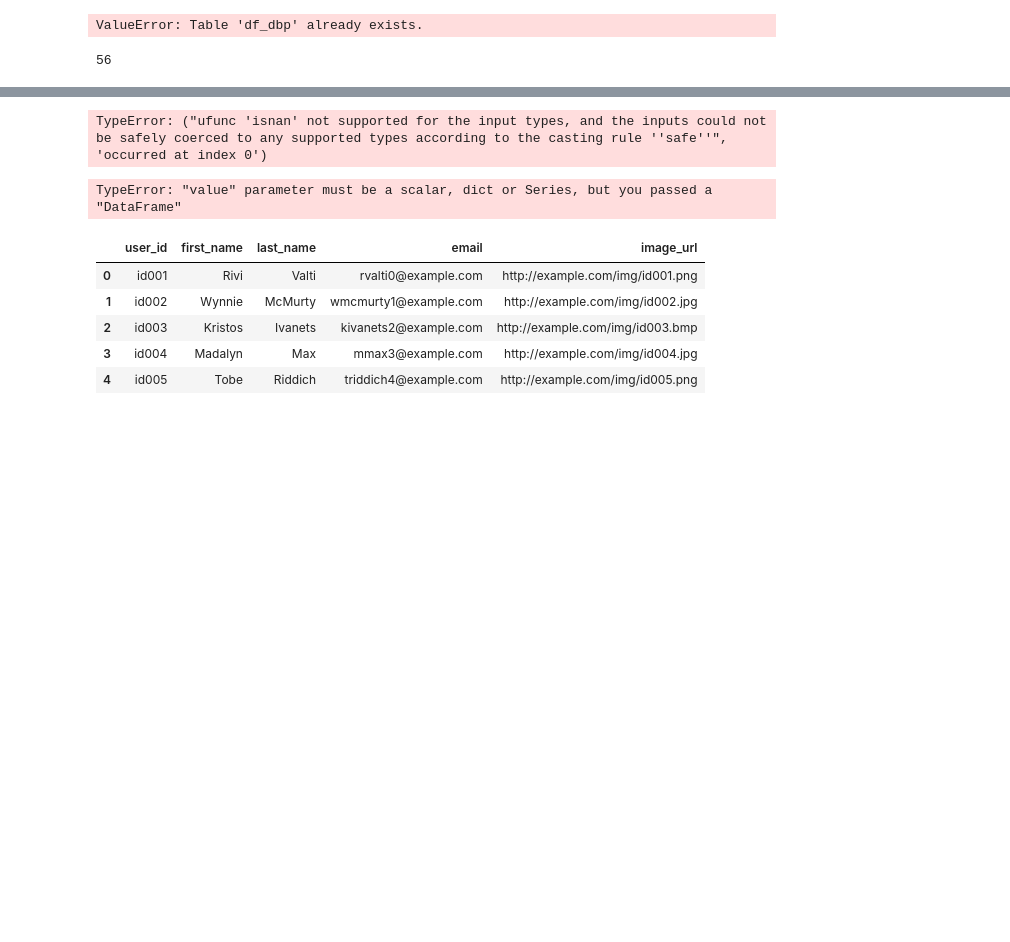
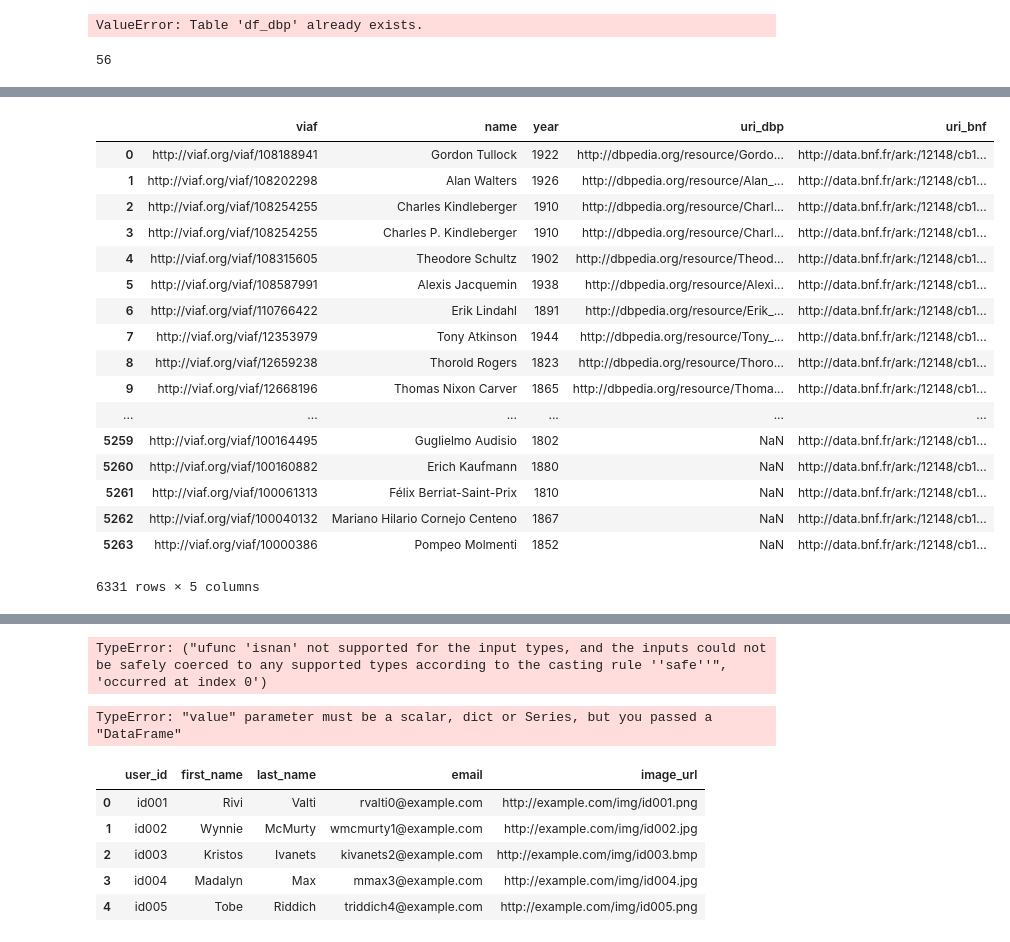
Before and after one commit to Semantic-Data-for-Humanities/Economists_Jurists, a Jupyter notebook: Notebooks/Issues/DBpedia_BnF_Data_URI.ipynb, the cells around one changed output, grey strips where cells are left out. Cells and saved outputs as stored; diff of their text form; code cells hidden in the pictures; blank space fills up the shorter version.

```diff
--- a/Notebooks/Issues/DBpedia_BnF_Data_URI.ipynb
+++ b/Notebooks/Issues/DBpedia_BnF_Data_URI.ipynb
@@ -512,0 +508,34 @@ result[:100]
+# %%
+# Replace each null value with the value from the other database.
+# Create a column with the fresh values.
+# I used this page: https://kanoki.org/2019/08/17/pandas-coalesce-replace-value-from-another-column/
+# particuliarly, the "Using Numpy" section
+
+result_test=result
+result_test['name'] = np.where(result['name_bnf'].isnull(),result['name_dbp'],result['name_bnf'])
+result_test['name'] = np.where(result['name_dbp'].isnull(),result['name_bnf'],result['name_dbp'])
+result_test['year'] = np.where(result['date_dbp'].isnull(),result['year_bnf'],result['date_dbp'])
+result_test['year'] = np.where(result['year_bnf'].isnull(),result['date_dbp'],result['year_bnf'])
+
+
+result_test=result_test.loc[:,['viaf','name','year','uri_dbp','uri_bnf']]
+result_test
+# %% [output]
+|  | viaf | name | year | uri_dbp | uri_bnf |
+| 0 | http://viaf.org/viaf/108188941 | Gordon Tullock | 1922 | http://dbpedia.org/resource/Gordo... | http://data.bnf.fr/ark:/12148/cb1... |
+| 1 | http://viaf.org/viaf/108202298 | Alan Walters | 1926 | http://dbpedia.org/resource/Alan_... | http://data.bnf.fr/ark:/12148/cb1... |
+| 2 | http://viaf.org/viaf/108254255 | Charles Kindleberger | 1910 | http://dbpedia.org/resource/Charl... | http://data.bnf.fr/ark:/12148/cb1... |
+| 3 | http://viaf.org/viaf/108254255 | Charles P. Kindleberger | 1910 | http://dbpedia.org/resource/Charl... | http://data.bnf.fr/ark:/12148/cb1... |
+| 4 | http://viaf.org/viaf/108315605 | Theodore Schultz | 1902 | http://dbpedia.org/resource/Theod... | http://data.bnf.fr/ark:/12148/cb1... |
+| 5 | http://viaf.org/viaf/108587991 | Alexis Jacquemin | 1938 | http://dbpedia.org/resource/Alexi... | http://data.bnf.fr/ark:/12148/cb1... |
+| 6 | http://viaf.org/viaf/110766422 | Erik Lindahl | 1891 | http://dbpedia.org/resource/Erik_... | http://data.bnf.fr/ark:/12148/cb1... |
+| 7 | http://viaf.org/viaf/12353979 | Tony Atkinson | 1944 | http://dbpedia.org/resource/Tony_... | http://data.bnf.fr/ark:/12148/cb1... |
+| 8 | http://viaf.org/viaf/12659238 | Thorold Rogers | 1823 | http://dbpedia.org/resource/Thoro... | http://data.bnf.fr/ark:/12148/cb1... |
+| 9 | http://viaf.org/viaf/12668196 | Thomas Nixon Carver | 1865 | http://dbpedia.org/resource/Thoma... | http://data.bnf.fr/ark:/12148/cb1... |
+| ... | ... | ... | ... | ... | ... |
+| 5259 | http://viaf.org/viaf/100164495 | Guglielmo Audisio | 1802 | NaN | http://data.bnf.fr/ark:/12148/cb1... |
+| 5260 | http://viaf.org/viaf/100160882 | Erich Kaufmann | 1880 | NaN | http://data.bnf.fr/ark:/12148/cb1... |
+| 5261 | http://viaf.org/viaf/100061313 | Félix Berriat-Saint-Prix | 1810 | NaN | http://data.bnf.fr/ark:/12148/cb1... |
+| 5262 | http://viaf.org/viaf/100040132 | Mariano Hilario Cornejo Centeno | 1867 | NaN | http://data.bnf.fr/ark:/12148/cb1... |
+| 5263 | http://viaf.org/viaf/10000386 | Pompeo Molmenti | 1852 | NaN | http://data.bnf.fr/ark:/12148/cb1... |
+6331 rows × 5 columns
```
Also changed, not shown: parts of 15 cells of this notebook.
